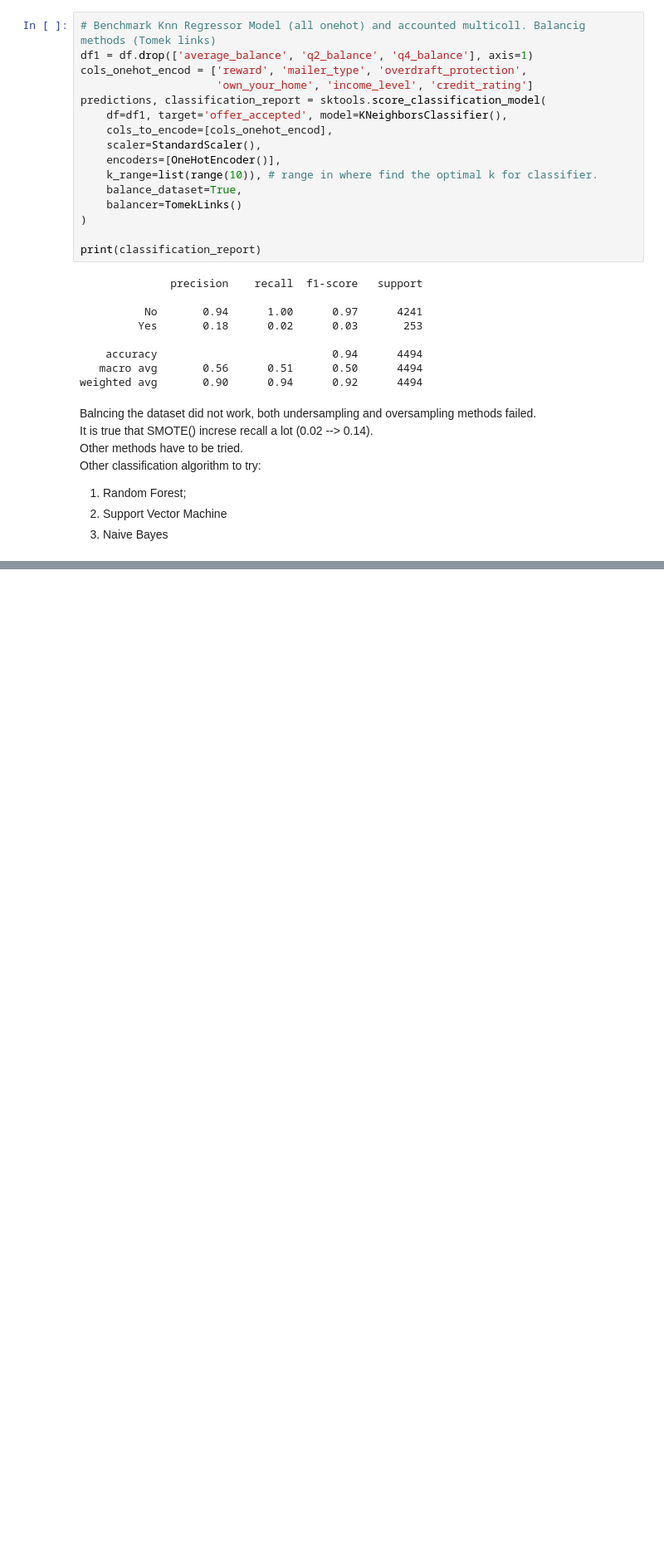
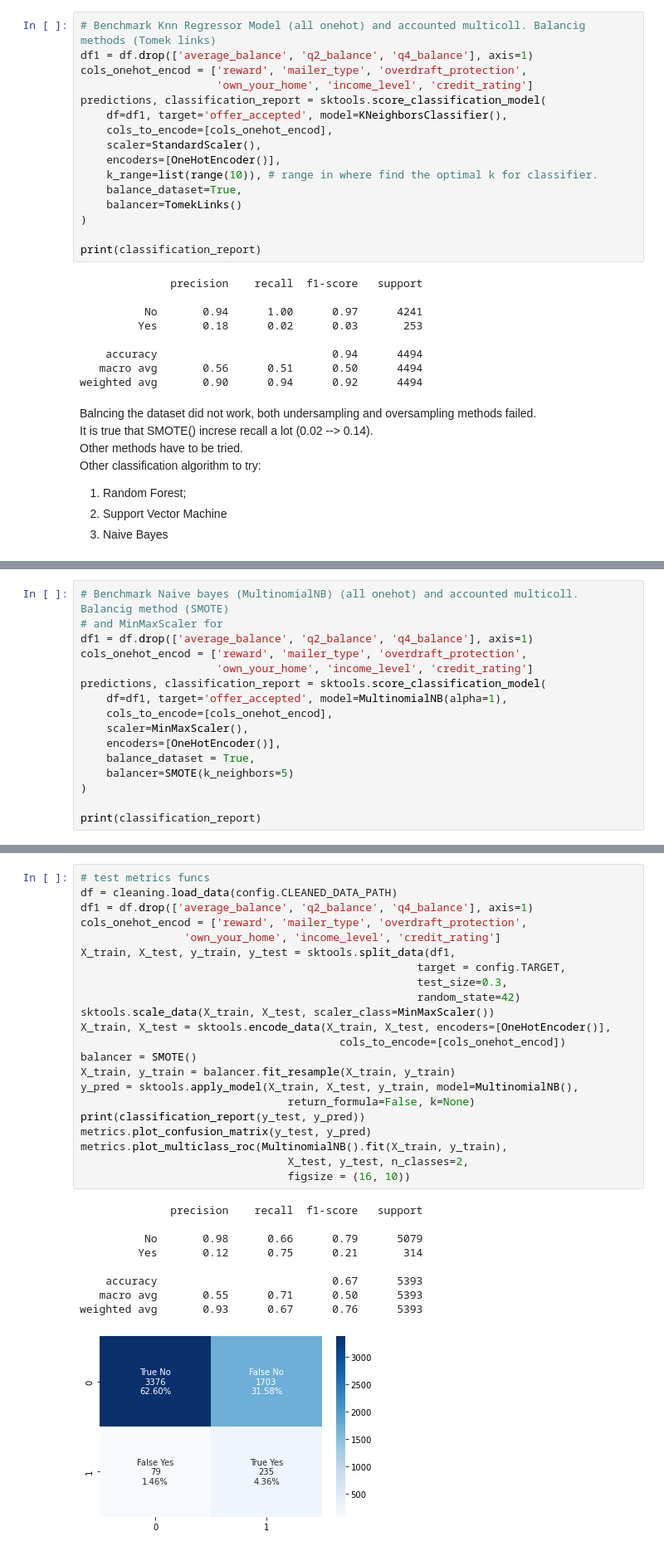
Before and after one commit to Edoardo1996/ironhack-mid-project, a Jupyter notebook: index.ipynb, the cells around one changed output, grey strips where cells are left out. Shown at 83% size. Cells and saved outputs as stored; diff of their text form; blank space fills up the shorter version.

Commit message:
Added performance with MultinomialNB and SVC(linear), implemented metric functions in metrics.py, started hyperparam tunin on SVC in order to boost accuracy

```diff
--- a/index.ipynb
+++ b/index.ipynb
@@ -378,0 +380,16 @@ weighted avg       0.93      0.71      0.78      4494
+# %%
+# Benchmark Naive bayes (MultinomialNB) (all onehot) and accounted multicoll. Balancig method (SMOTE)
+# and MinMaxScaler for
+df1 = df.drop(['average_balance', 'q2_balance', 'q4_balance'], axis=1)
+cols_onehot_encod = ['reward', 'mailer_type', 'overdraft_protection',
+                     'own_your_home', 'income_level', 'credit_rating']
+predictions, classification_report = sktools.score_classification_model(
+    df=df1, target='offer_accepted', model=MultinomialNB(alpha=1),
+    cols_to_encode=[cols_onehot_encod],
+    scaler=MinMaxScaler(),
+    encoders=[OneHotEncoder()],
+    balance_dataset = True,
+    balancer=SMOTE(k_neighbors=5)
+)
+
+print(classification_report)
@@ -378,0 +421,32 @@ weighted avg       0.93      0.71      0.78      4494
+# %%
+# test metrics funcs
+df = cleaning.load_data(config.CLEANED_DATA_PATH)
+df1 = df.drop(['average_balance', 'q2_balance', 'q4_balance'], axis=1)
+cols_onehot_encod = ['reward', 'mailer_type', 'overdraft_protection',
+                'own_your_home', 'income_level', 'credit_rating']
+X_train, X_test, y_train, y_test = sktools.split_data(df1,
+                                                    target = config.TARGET,
+                                                    test_size=0.3,
+                                                    random_state=42)
+sktools.scale_data(X_train, X_test, scaler_class=MinMaxScaler())
+X_train, X_test = sktools.encode_data(X_train, X_test, encoders=[OneHotEncoder()],
+                                        cols_to_encode=[cols_onehot_encod])
+balancer = SMOTE()
+X_train, y_train = balancer.fit_resample(X_train, y_train)
+y_pred = sktools.apply_model(X_train, X_test, y_train, model=MultinomialNB(),
+                                return_formula=False, k=None)
+print(classification_report(y_test, y_pred))
+metrics.plot_confusion_matrix(y_test, y_pred)
+metrics.plot_multiclass_roc(MultinomialNB().fit(X_train, y_train),
+                                X_test, y_test, n_classes=2,
+                                figsize = (16, 10))
+# %% [output]
+              precision    recall  f1-score   support
+
+          No       0.98      0.66      0.79      5079
+         Yes       0.12      0.75      0.21       314
+
+    accuracy                           0.67      5393
+   macro avg       0.55      0.71      0.50      5393
+weighted avg       0.93      0.67      0.76      5393
+[figure, added]
```
Also changed, not shown: parts of 10 cells of this notebook, 2 other files.
